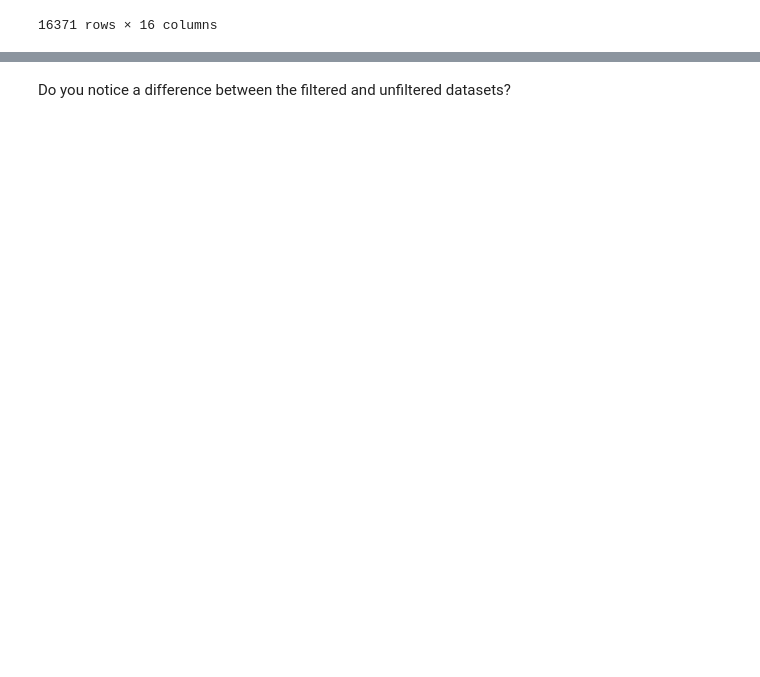
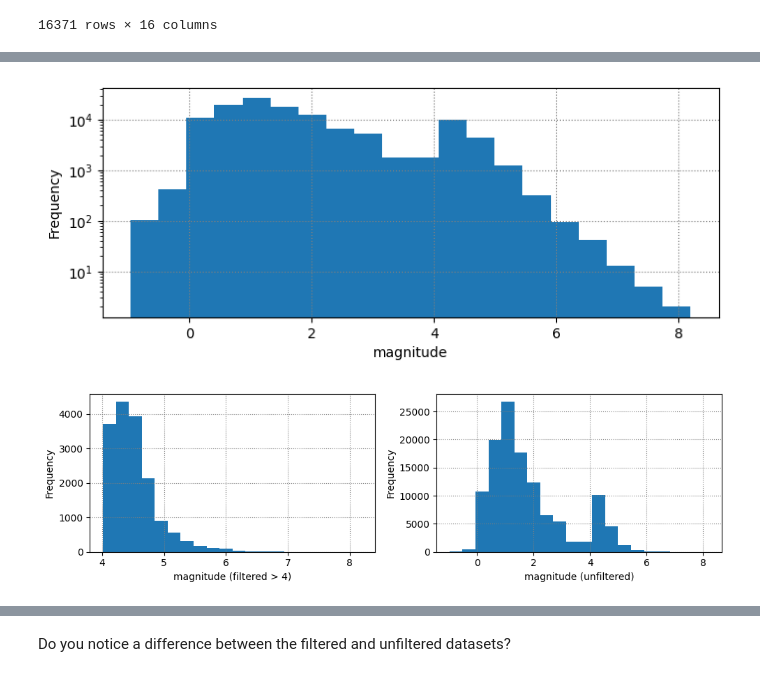
Before and after one commit to nikolaicarrion/2026_Intro_Python, a Jupyter notebook: 1.5-pandas-environmental-exercises.ipynb, the cells around one changed output, grey strips where cells are left out. Cells and saved outputs as stored; diff of their text form; code cells hidden in the pictures; blank space fills up the shorter version.

```diff
--- a/1.5-pandas-environmental-exercises.ipynb
+++ b/1.5-pandas-environmental-exercises.ipynb
@@ -304,3 +324,28 @@ side.
+# %%
+fig, ax = plt.subplots(figsize=(8,3))
+
+data["mag"].plot(ax=ax, kind="hist", bins=20)
+ax.grid(linestyle = "dotted", c="grey")
+ax.set_xlabel("magnitude")
+ax.set_yscale("log")
+plt.show()
+
+# Create side-by-side histograms for the unfiltered and filtered datasets
+fig, ax = plt.subplots(1, 2, figsize=(10,3))
+
+data[data["mag"] > 4]["mag"].plot(ax=ax[0], kind="hist", bins=20)
+ax[0].set_xlabel("magnitude (filtered > 4)")
+ax[0].grid(linestyle = "dotted", c="grey")
+
+data["mag"].plot(ax=ax[1], kind="hist", bins=20)
+ax[1].set_xlabel("magnitude (unfiltered)")
+ax[1].grid(linestyle = "dotted", c="grey")
+
+plt.tight_layout()
+plt.show()
+# %% [output]
+[figure, added]
+[figure, added]
 # %% [markdown]
 **Q11) Visualise the locations of earthquakes by making a scatterplot of their latitude and longitude.**
 
```
Also changed, not shown: parts of 2 cells of this notebook.
